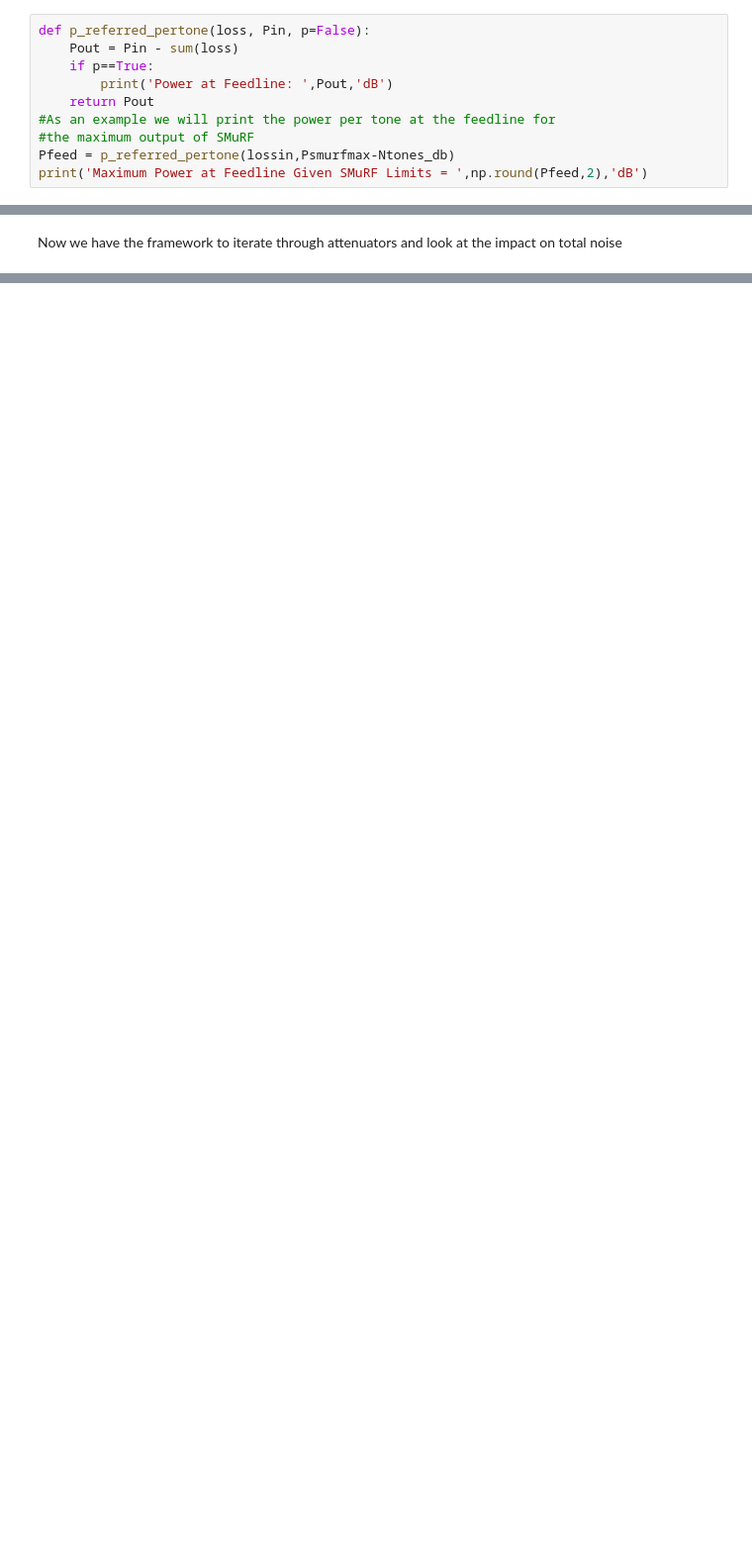
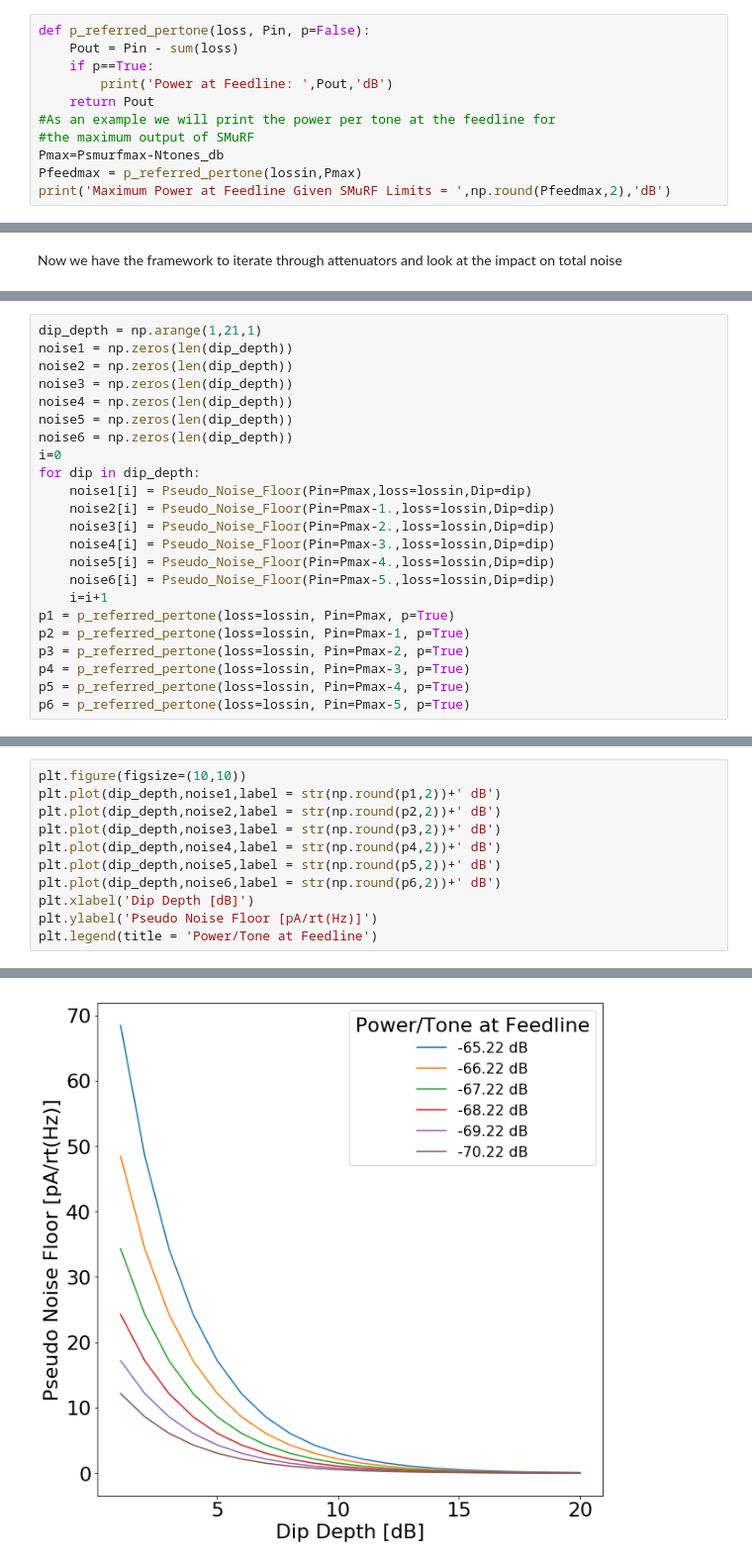
Before and after one commit to simonsobs/readout-script-dev, a Jupyter notebook: Noise/Noise_Sandbox.ipynb, the cells around one changed output, grey strips where cells are left out. Shown at 99% size. Cells and saved outputs as stored; diff of their text form; blank space fills up the shorter version.

```diff
--- a/Noise/Noise_Sandbox.ipynb
+++ b/Noise/Noise_Sandbox.ipynb
@@ -122,8 +124,9 @@ def p_referred_pertone(loss, Pin, p=False):
     return Pout
 #As an example we will print the power per tone at the feedline for
 #the maximum output of SMuRF
-Pfeed = p_referred_pertone(lossin,Psmurfmax-Ntones_db)
-print('Maximum Power at Feedline Given SMuRF Limits = ',np.round(Pfeed,2),'dB')
+Pmax=Psmurfmax-Ntones_db
+Pfeedmax = p_referred_pertone(lossin,Pmax)
+print('Maximum Power at Feedline Given SMuRF Limits = ',np.round(Pfeedmax,2),'dB')
 # %% [output]
 Maximum Power at Feedline Given SMuRF Limits =  -65.22 dB
 # %% [markdown]
@@ -213,0 +311,23 @@ Now we have the framework to iterate through attenuators and look at the impact
+# %%
+dip_depth = np.arange(1,21,1)
+noise1 = np.zeros(len(dip_depth))
+noise2 = np.zeros(len(dip_depth))
+noise3 = np.zeros(len(dip_depth))
+noise4 = np.zeros(len(dip_depth))
+noise5 = np.zeros(len(dip_depth))
+noise6 = np.zeros(len(dip_depth))
+i=0
+for dip in dip_depth:
+    noise1[i] = Pseudo_Noise_Floor(Pin=Pmax,loss=lossin,Dip=dip)
+    noise2[i] = Pseudo_Noise_Floor(Pin=Pmax-1.,loss=lossin,Dip=dip)
+    noise3[i] = Pseudo_Noise_Floor(Pin=Pmax-2.,loss=lossin,Dip=dip)
+    noise4[i] = Pseudo_Noise_Floor(Pin=Pmax-3.,loss=lossin,Dip=dip)
+    noise5[i] = Pseudo_Noise_Floor(Pin=Pmax-4.,loss=lossin,Dip=dip)
+    noise6[i] = Pseudo_Noise_Floor(Pin=Pmax-5.,loss=lossin,Dip=dip)
+    i=i+1
+p1 = p_referred_pertone(loss=lossin, Pin=Pmax, p=True)
+p2 = p_referred_pertone(loss=lossin, Pin=Pmax-1, p=True)
+p3 = p_referred_pertone(loss=lossin, Pin=Pmax-2, p=True)
+p4 = p_referred_pertone(loss=lossin, Pin=Pmax-3, p=True)
+p5 = p_referred_pertone(loss=lossin, Pin=Pmax-4, p=True)
+p6 = p_referred_pertone(loss=lossin, Pin=Pmax-5, p=True)
@@ -213,0 +341,12 @@ Now we have the framework to iterate through attenuators and look at the impact
+# %%
+plt.figure(figsize=(10,10))
+plt.plot(dip_depth,noise1,label = str(np.round(p1,2))+' dB')
+plt.plot(dip_depth,noise2,label = str(np.round(p2,2))+' dB')
+plt.plot(dip_depth,noise3,label = str(np.round(p3,2))+' dB')
+plt.plot(dip_depth,noise4,label = str(np.round(p4,2))+' dB')
+plt.plot(dip_depth,noise5,label = str(np.round(p5,2))+' dB')
+plt.plot(dip_depth,noise6,label = str(np.round(p6,2))+' dB')
+plt.xlabel('Dip Depth [dB]')
+plt.ylabel('Pseudo Noise Floor [pA/rt(Hz)]')
+plt.legend(title = 'Power/Tone at Feedline')
+# %% [output]
@@ -213,0 +354 @@ Now we have the framework to iterate through attenuators and look at the impact
+[figure, added]
```
Also changed, not shown: parts of 17 cells of this notebook.
